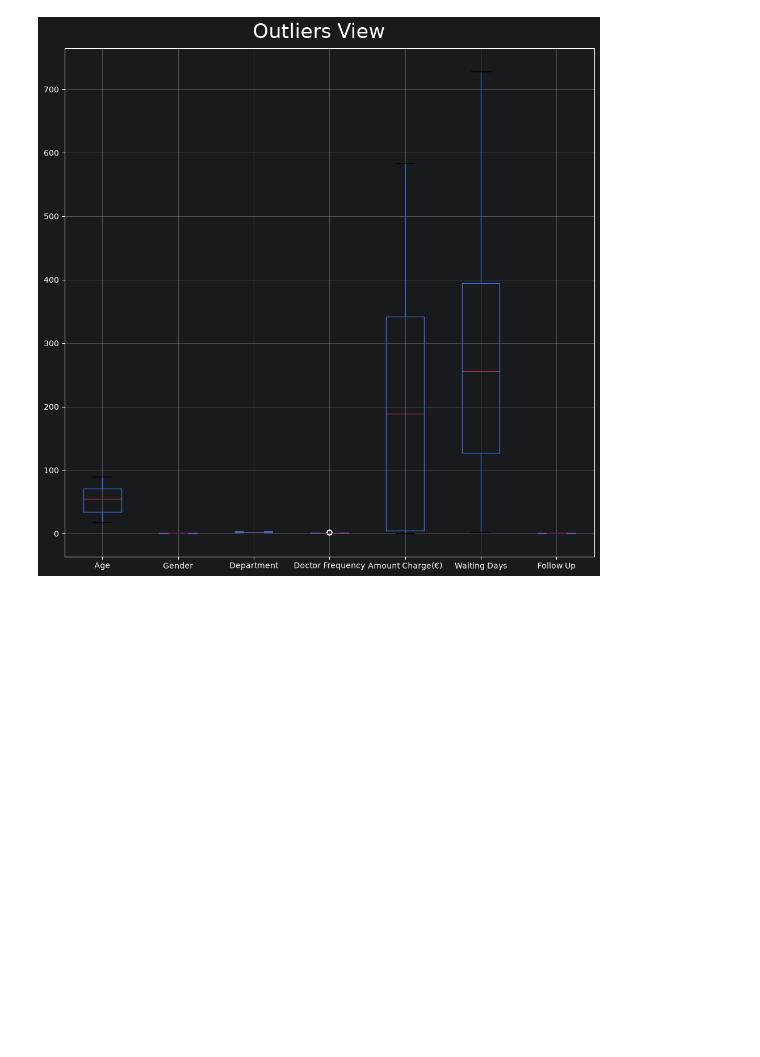
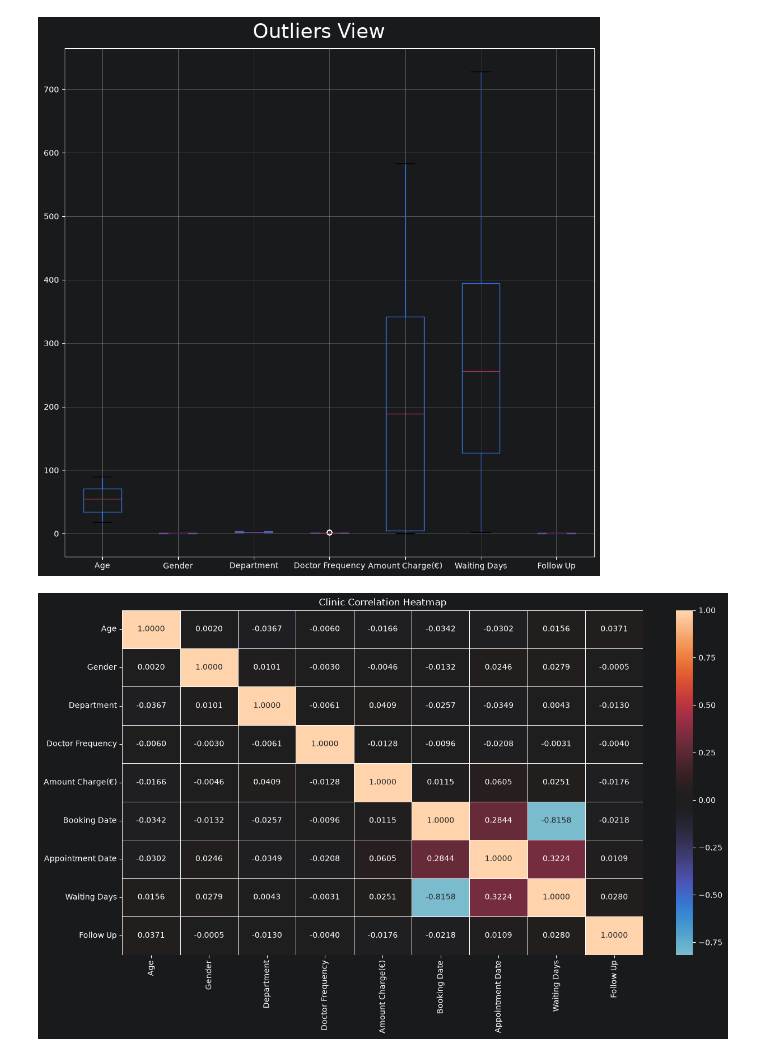
Before and after one commit to Thecular/ML-Practice-Projects, a Jupyter notebook: ML-Clinic.ipynb, the cells around one changed output. Drawn from its saved outputs; the diff is of its cells as text; code cells hidden in the pictures; blank space fills up the shorter version.

Commit message:
EDA: Multivariate analysis(initial feature screening)

```diff
--- a/ML-Clinic.ipynb
+++ b/ML-Clinic.ipynb
@@ -379,3 +448,12 @@ plt.tight_layout()
 plt.show();
 # %% [output]
 [figure]
+# %%
+#Multivariant Analysis: correlation heatmap
+clinic_heatmap = clinic.drop("Doctor", axis = 1).corr()
+plt.figure(figsize=(15,8))
+sns.heatmap(clinic_heatmap, annot=True, fmt='.4f', center=0,linewidths=.5)
+plt.title('Clinic Correlation Heatmap')
+plt.show();
+# %% [output]
+[figure, added]
```
Also changed, not shown: parts of 12 cells of this notebook, 1 other file.
